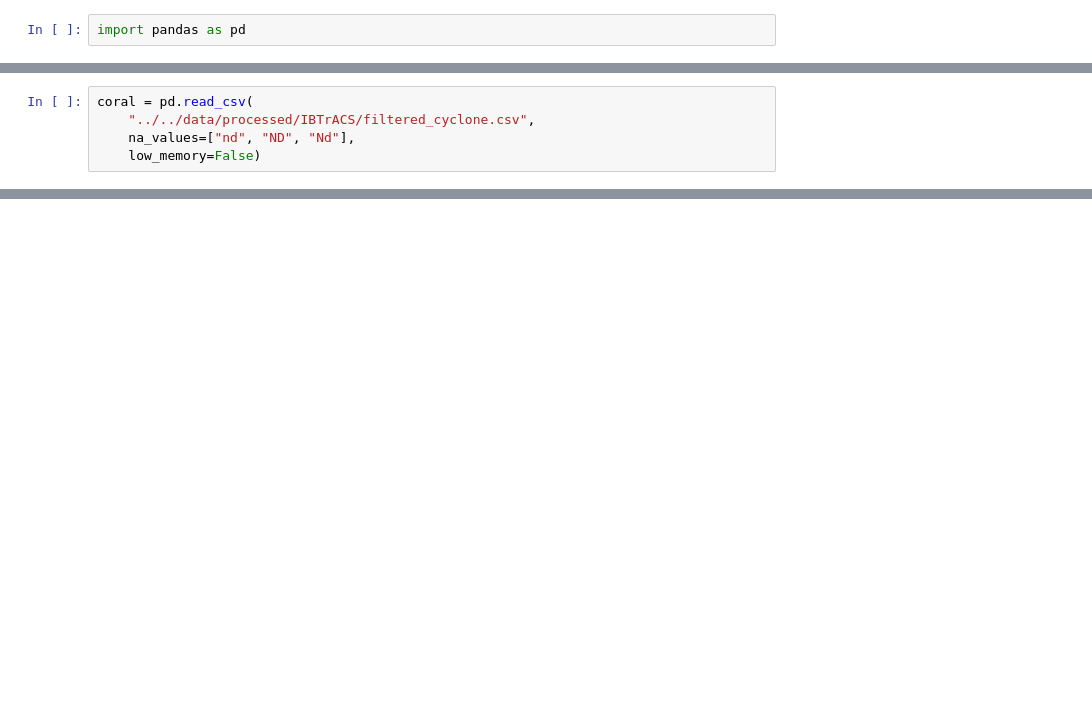
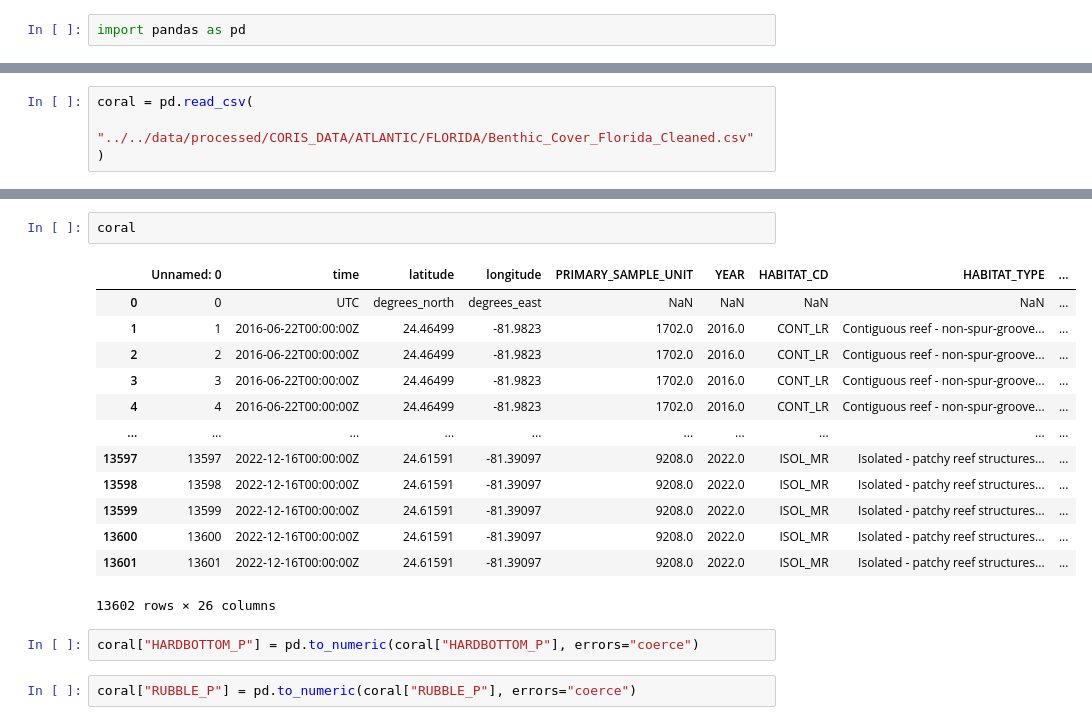
Before and after one commit to coreylu2027/CAAARal-Reefs, a Jupyter notebook: notebooks/analysis/cyclone_reefsize.ipynb, the cells around one changed output, grey strips where cells are left out. Cells and saved outputs as stored; diff of their text form; blank space fills up the shorter version.

Commit message:
added cyclone and coral reef change analysis

```diff
--- a/notebooks/analysis/cyclone_reefsize.ipynb
+++ b/notebooks/analysis/cyclone_reefsize.ipynb
@@ -10,6 +7,5 @@ EmptyDataError: No columns to parse from file
 # %%
 coral = pd.read_csv(
-    "../../data/processed/IBTrACS/filtered_cyclone.csv",
-    na_values=["nd", "ND", "Nd"],
-    low_memory=False)
+    "../../data/processed/CORIS_DATA/ATLANTIC/FLORIDA/Benthic_Cover_Florida_Cleaned.csv"
+)
 # %%
@@ -43,0 +61,20 @@ print(cyclones_per_year)
+# %%
+coral
+# %% [output]
+|  | Unnamed: 0 | time | latitude | longitude | PRIMARY_SAMPLE_UNIT | YEAR | HABITAT_CD | HABITAT_TYPE | ... |
+| 0 | 0 | UTC | degrees_north | degrees_east | NaN | NaN | NaN | NaN | ... |
+| 1 | 1 | 2016-06-22T00:00:00Z | 24.46499 | -81.9823 | 1702.0 | 2016.0 | CONT_LR | Contiguous reef - non-spur-groove... | ... |
+| 2 | 2 | 2016-06-22T00:00:00Z | 24.46499 | -81.9823 | 1702.0 | 2016.0 | CONT_LR | Contiguous reef - non-spur-groove... | ... |
+| 3 | 3 | 2016-06-22T00:00:00Z | 24.46499 | -81.9823 | 1702.0 | 2016.0 | CONT_LR | Contiguous reef - non-spur-groove... | ... |
+| 4 | 4 | 2016-06-22T00:00:00Z | 24.46499 | -81.9823 | 1702.0 | 2016.0 | CONT_LR | Contiguous reef - non-spur-groove... | ... |
+| ... | ... | ... | ... | ... | ... | ... | ... | ... | ... |
+| 13597 | 13597 | 2022-12-16T00:00:00Z | 24.61591 | -81.39097 | 9208.0 | 2022.0 | ISOL_MR | Isolated - patchy reef structures... | ... |
+| 13598 | 13598 | 2022-12-16T00:00:00Z | 24.61591 | -81.39097 | 9208.0 | 2022.0 | ISOL_MR | Isolated - patchy reef structures... | ... |
+| 13599 | 13599 | 2022-12-16T00:00:00Z | 24.61591 | -81.39097 | 9208.0 | 2022.0 | ISOL_MR | Isolated - patchy reef structures... | ... |
+| 13600 | 13600 | 2022-12-16T00:00:00Z | 24.61591 | -81.39097 | 9208.0 | 2022.0 | ISOL_MR | Isolated - patchy reef structures... | ... |
+| 13601 | 13601 | 2022-12-16T00:00:00Z | 24.61591 | -81.39097 | 9208.0 | 2022.0 | ISOL_MR | Isolated - patchy reef structures... | ... |
+13602 rows × 26 columns
+# %%
+coral["HARDBOTTOM_P"] = pd.to_numeric(coral["HARDBOTTOM_P"], errors="coerce")
+# %%
+coral["RUBBLE_P"] = pd.to_numeric(coral["RUBBLE_P"], errors="coerce")
```
Also changed, not shown: parts of 5 cells of this notebook, 5 other files.
